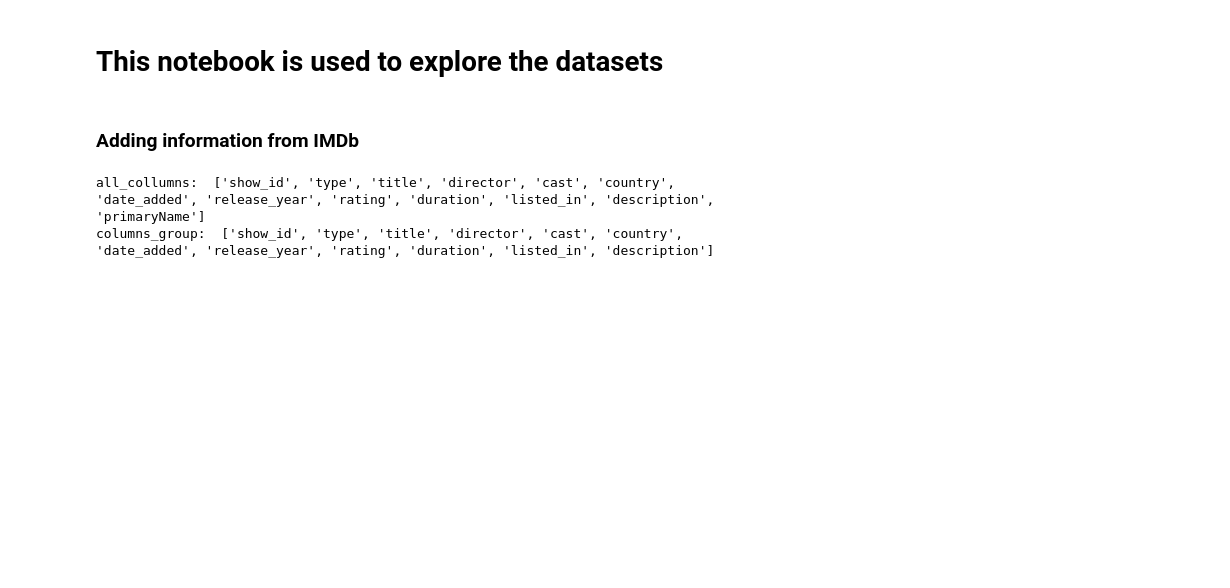
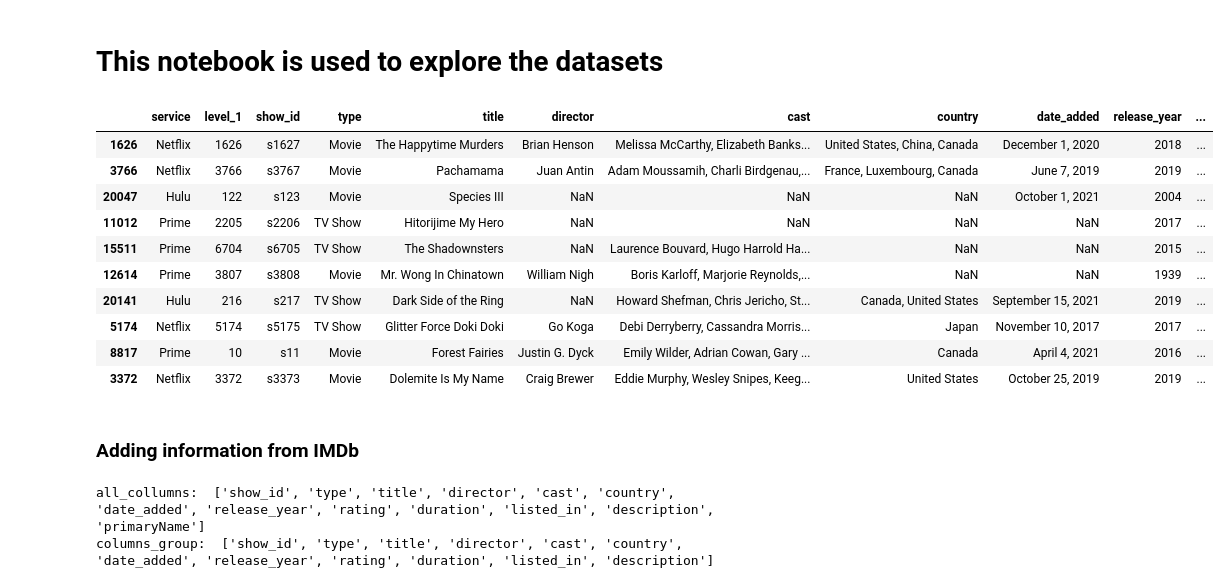
Before and after one commit to LobsterChampagne/datavis-project-2022-data-wizards, a Jupyter notebook: Explore.ipynb, the cells around one changed output. Cells and saved outputs as stored; diff of their text form; code cells hidden in the pictures; blank space fills up the shorter version.

```diff
--- a/Explore.ipynb
+++ b/Explore.ipynb
@@ -12,6 +12,7 @@ prime = pd.read_csv('Data/amazon_prime_titles.csv')
 disney = pd.read_csv('Data/disney_plus_titles.csv')
 hulu = pd.read_csv('Data/hulu_titles.csv')
 platforms = pd.read_csv('Data/MoviesOnStreamingPlatforms.csv')
+hulu_imdb_from_csv =pd.read_csv('Data/hulu_titles_joined_with_IMDB.csv')
 # %%
 # Overview of individual dataframe
 netflix.head(1)
@@ -81,8 +82,22 @@ plt.savefig("Releases_per_year.png")
 top_in_attr(netflix,'rating')
 # %%
 #Merge together all datasets of netflix, prime, disney and hulu
-all_streams=pd.concat([netflix,prime,disney,hulu], keys=['Netflix', 'Prime','Disney','Hulu']).reset_index()
+all_streams=pd.concat([netflix,prime,disney,hulu_imdb_from_csv], keys=['Netflix', 'Prime','Disney','Hulu']).reset_index()
+all_streams.rename(columns={"level_0":"service"},inplace=True)
+all_streams.to_csv("Data/all_streams.csv")
 all_streams.sample(10)
+# %% [output]
+|  | service | level_1 | show_id | type | title | director | cast | country | date_added | release_year | ... |
+| 1626 | Netflix | 1626 | s1627 | Movie | The Happytime Murders | Brian Henson | Melissa McCarthy, Elizabeth Banks... | United States, China, Canada | December 1, 2020 | 2018 | ... |
+| 3766 | Netflix | 3766 | s3767 | Movie | Pachamama | Juan Antin | Adam Moussamih, Charli Birdgenau,... | France, Luxembourg, Canada | June 7, 2019 | 2019 | ... |
+| 20047 | Hulu | 122 | s123 | Movie | Species III | NaN | NaN | NaN | October 1, 2021 | 2004 | ... |
+| 11012 | Prime | 2205 | s2206 | TV Show | Hitorijime My Hero | NaN | NaN | NaN | NaN | 2017 | ... |
+| 15511 | Prime | 6704 | s6705 | TV Show | The Shadownsters | NaN | Laurence Bouvard, Hugo Harrold Ha... | NaN | NaN | 2015 | ... |
+| 12614 | Prime | 3807 | s3808 | Movie | Mr. Wong In Chinatown | William Nigh | Boris Karloff, Marjorie Reynolds,... | NaN | NaN | 1939 | ... |
+| 20141 | Hulu | 216 | s217 | TV Show | Dark Side of the Ring | NaN | Howard Shefman, Chris Jericho, St... | Canada, United States | September 15, 2021 | 2019 | ... |
+| 5174 | Netflix | 5174 | s5175 | TV Show | Glitter Force Doki Doki | Go Koga | Debi Derryberry, Cassandra Morris... | Japan | November 10, 2017 | 2017 | ... |
+| 8817 | Prime | 10 | s11 | Movie | Forest Fairies | Justin G. Dyck | Emily Wilder, Adrian Cowan, Gary ... | Canada | April 4, 2021 | 2016 | ... |
+| 3372 | Netflix | 3372 | s3373 | Movie | Dolemite Is My Name | Craig Brewer | Eddie Murphy, Wesley Snipes, Keeg... | United States | October 25, 2019 | 2019 | ... |
 # %%
 director = all_streams[["level_0","director"]]
 director = director.rename(columns={"level_0":"service"})
```
Also changed, not shown: parts of 1 cell of this notebook, 2 other files.
